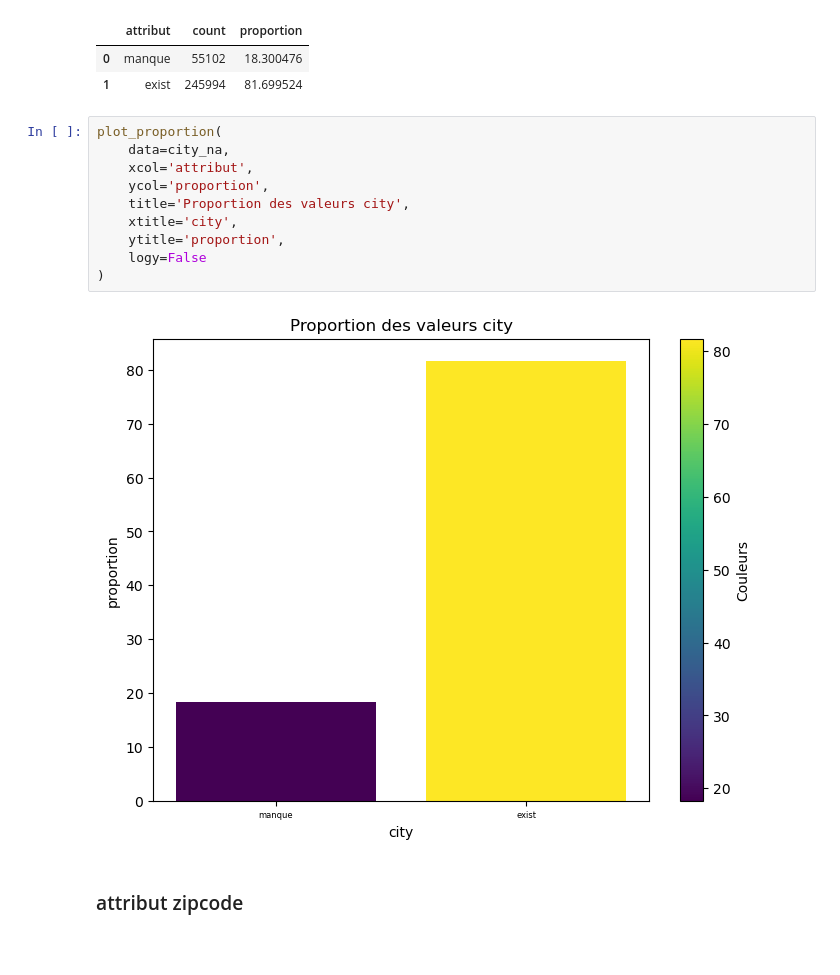
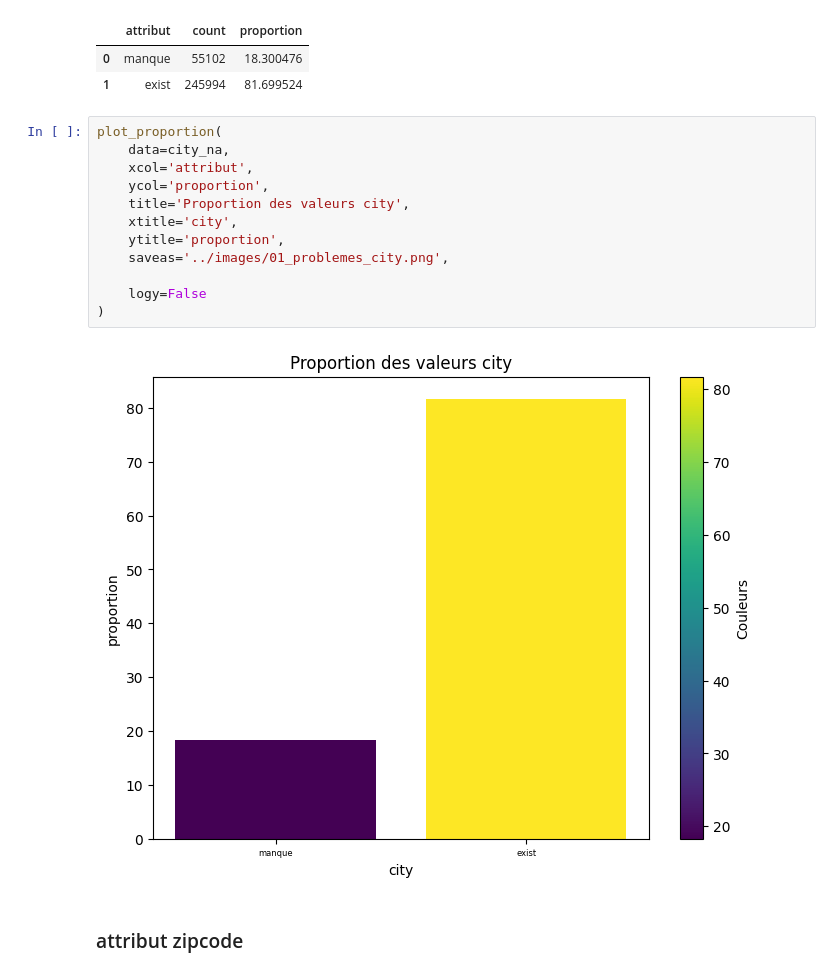
Before and after one commit to abdelhadi-essabri/FOPPA_Project, a Jupyter notebook: 01_exploration/agents.ipynb, the cells around one changed output. Cells and saved outputs as stored; diff of their text form; blank space fills up the shorter version.

```diff
--- a/01_exploration/agents.ipynb
+++ b/01_exploration/agents.ipynb
@@ -296,15 +300,17 @@ city_na
 # %%
 plot_proportion(
     data=city_na,
     xcol='attribut',
     ycol='proportion',
     title='Proportion des valeurs city',
     xtitle='city',
     ytitle='proportion',
+    saveas='../images/01_problemes_city.png',
+
     logy=False
 )
 # %% [output]
-[figure, old version]
+[figure, new version]
 # %% [markdown]
 ### attribut zipcode
 # %%
```
Also changed, not shown: parts of 8 cells of this notebook.
